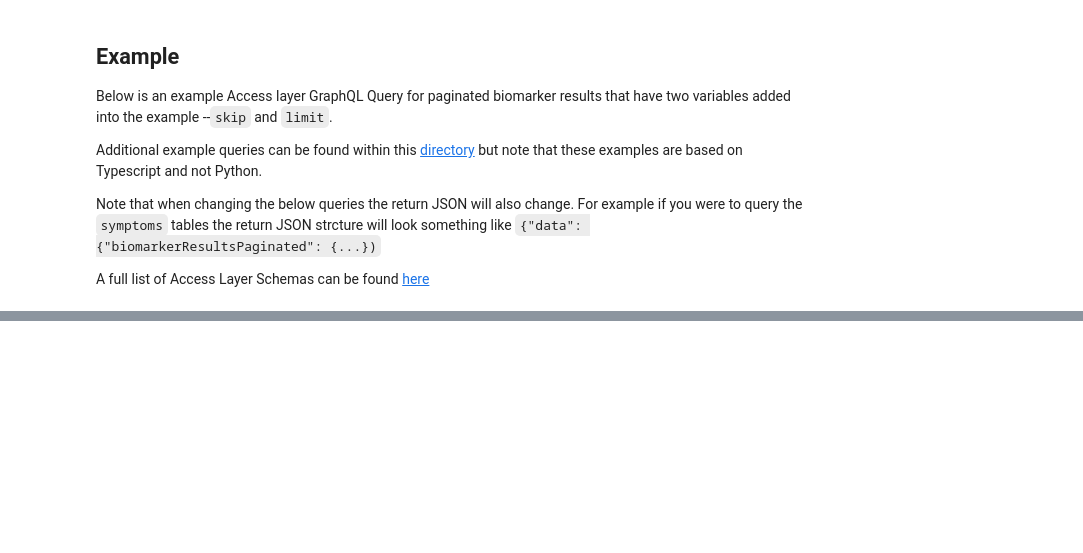
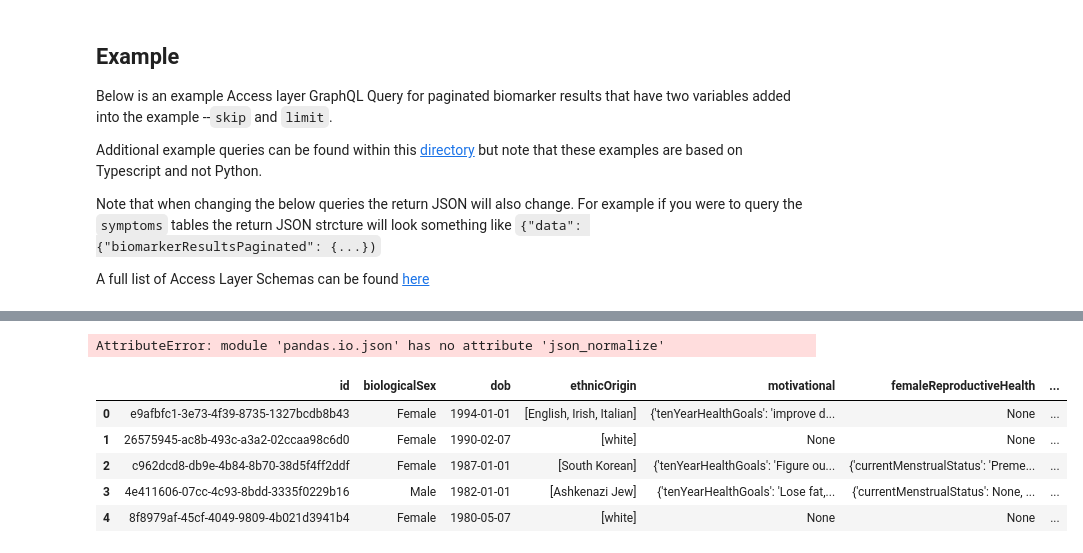
Before and after one commit to consta55/data_eda, a Jupyter notebook: access-layer-colab.ipynb, the cells around one changed output, grey strips where cells are left out. Cells and saved outputs as stored; diff of their text form; code cells hidden in the pictures; blank space fills up the shorter version.

```diff
--- a/access-layer-colab.ipynb
+++ b/access-layer-colab.ipynb
@@ -86,3 +134,20 @@ pp.pprint(access_layer_df)
+# %%
+import pandas as pd
+import json
+
+json_struct = json.loads(access_layer_df.to_json(orient="records"))
+df_flat = pd.io.json.json_normalize(json_struct)
+# %% [output]
+AttributeError: module 'pandas.io.json' has no attribute 'json_normalize'
+# %%
+access_layer_df.head()
+# %% [output]
+|  | id | biologicalSex | dob | ethnicOrigin | motivational | femaleReproductiveHealth | ... |
+| 0 | e9afbfc1-3e73-4f39-8735-1327bcdb8b43 | Female | 1994-01-01 | [English, Irish, Italian] | {'tenYearHealthGoals': 'improve d... | None | ... |
+| 1 | 26575945-ac8b-493c-a3a2-02ccaa98c6d0 | Female | 1990-02-07 | [white] | None | None | ... |
+| 2 | c962dcd8-db9e-4b84-8b70-38d5f4ff2ddf | Female | 1987-01-01 | [South Korean] | {'tenYearHealthGoals': 'Figure ou... | {'currentMenstrualStatus': 'Preme... | ... |
+| 3 | 4e411606-07cc-4c93-8bdd-3335f0229b16 | Male | 1982-01-01 | [Ashkenazi Jew] | {'tenYearHealthGoals': 'Lose fat,... | {'currentMenstrualStatus': None, ... | ... |
+| 4 | 8f8979af-45cf-4049-9809-4b021d3941b4 | Female | 1980-05-07 | [white] | None | None | ... |
 # %%
 #@title Pull single patient from the Access Layer
 patient_id = "ceda71be-5706-43cb-a5b3-8ed4f6aa275f" # @param {type:"string"}
```
Also changed, not shown: parts of 19 cells of this notebook, 12 other files.
